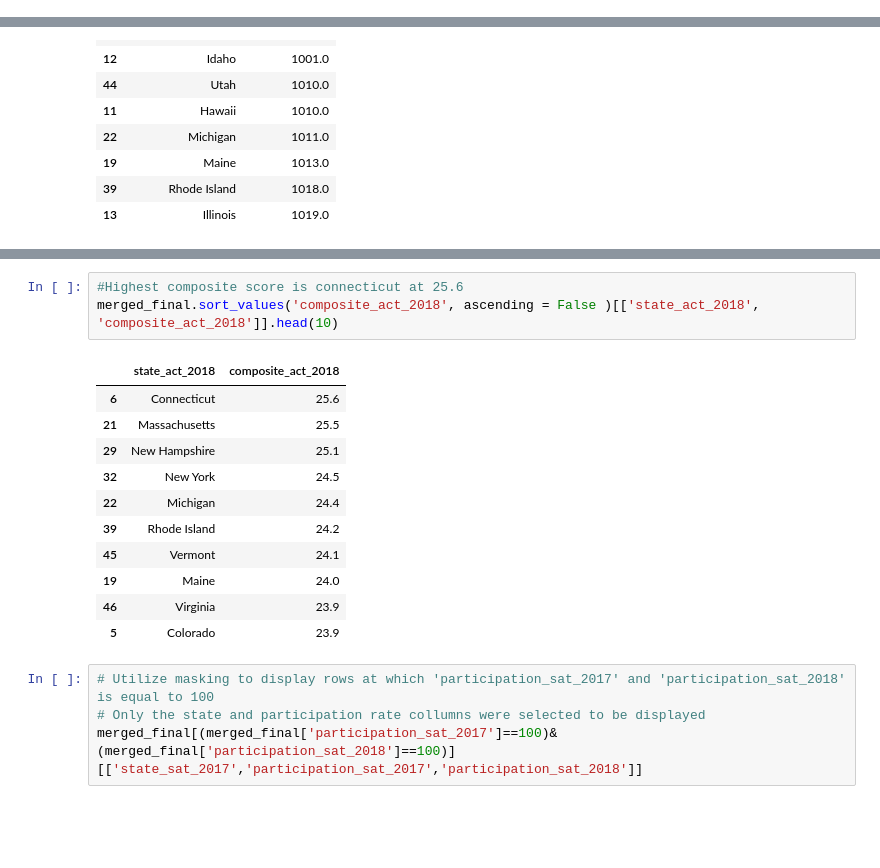
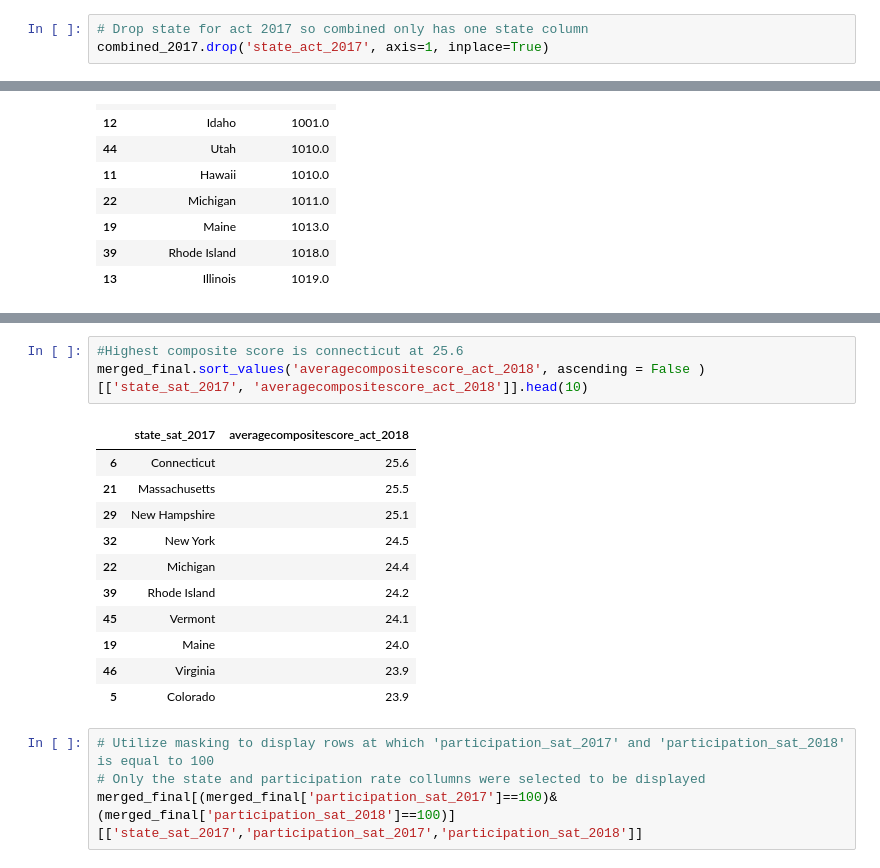
Before and after one commit to jonvadergoat/dsiprojects, a Jupyter notebook: project_1/code/starter-code_updated.ipynb, the cells around one changed output, grey strips where cells are left out. Saved outputs shown, nothing was run; the diff lists cells and outputs as text; blank space fills up the shorter version.

```diff
--- a/project_1/code/starter-code_updated.ipynb
+++ b/project_1/code/starter-code_updated.ipynb
@@ -557,3 +577,6 @@ combined_2017.head(52)
 | 48 | West Virginia | 14.0 | 558.0 | 528.0 | 1086.0 | ... |
 | 49 | Wisconsin | 3.0 | 642.0 | 649.0 | 1291.0 | ... |
 | 50 | Wyoming | 3.0 | 626.0 | 604.0 | 1230.0 | ... |
+# %%
+# Drop state for act 2017 so combined only has one state column
+combined_2017.drop('state_act_2017', axis=1, inplace=True)
@@ -1228,8 +1240,8 @@ merged_final.sort_values('composite_act_2018', ascending = True )[['state_act_20
 # %%
 #Highest composite score is connecticut at 25.6
-merged_final.sort_values('composite_act_2018', ascending = False )[['state_act_2018', 'composite_act_2018']].head(10)
+merged_final.sort_values('averagecompositescore_act_2018', ascending = False )[['state_sat_2017', 'averagecompositescore_act_2018']].head(10)
 # %% [output]
-|  | state_act_2018 | composite_act_2018 |
+|  | state_sat_2017 | averagecompositescore_act_2018 |
 | 6 | Connecticut | 25.6 |
 | 21 | Massachusetts | 25.5 |
 | 29 | New Hampshire | 25.1 |
```
Also changed, not shown: parts of 111 cells of this notebook, 2 other files.
